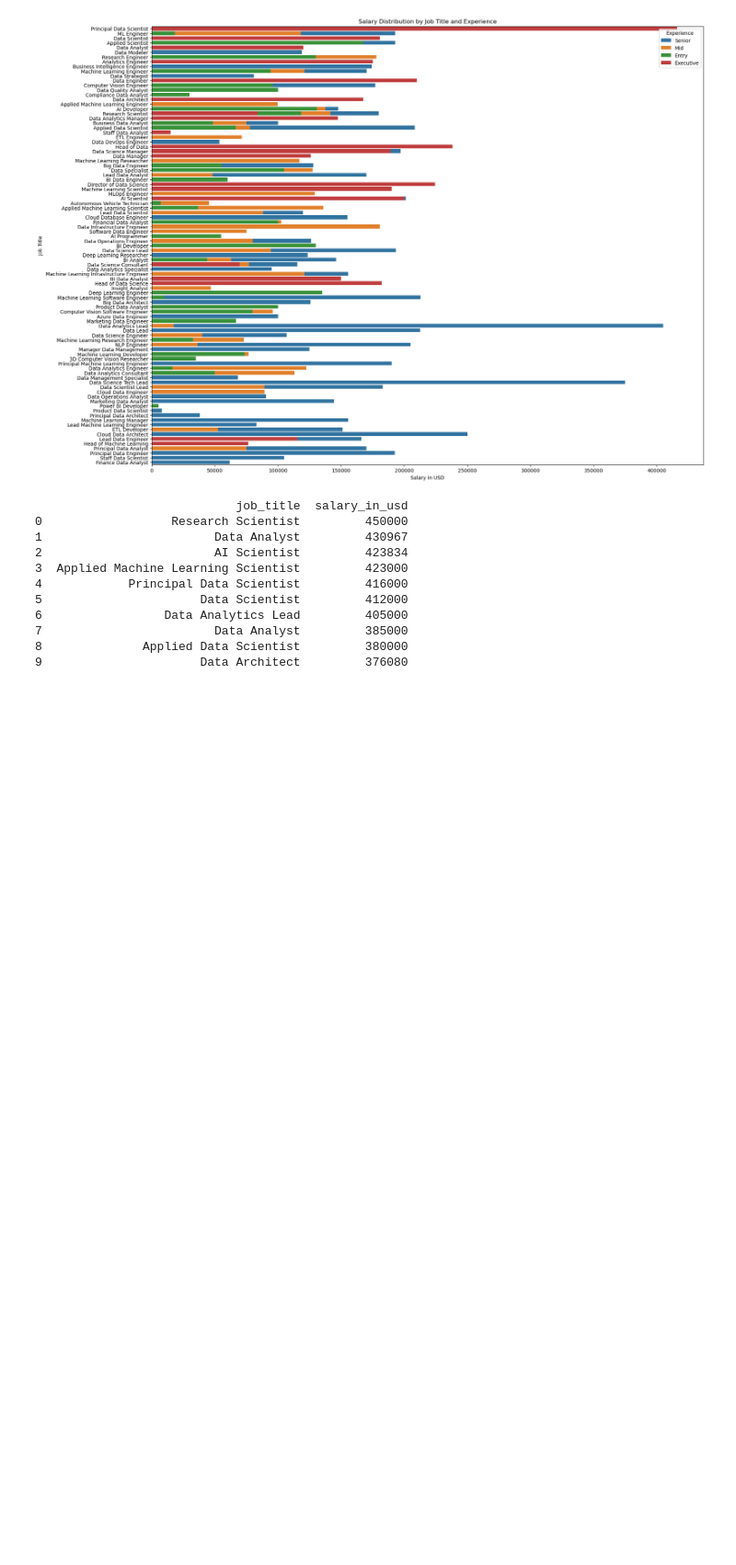
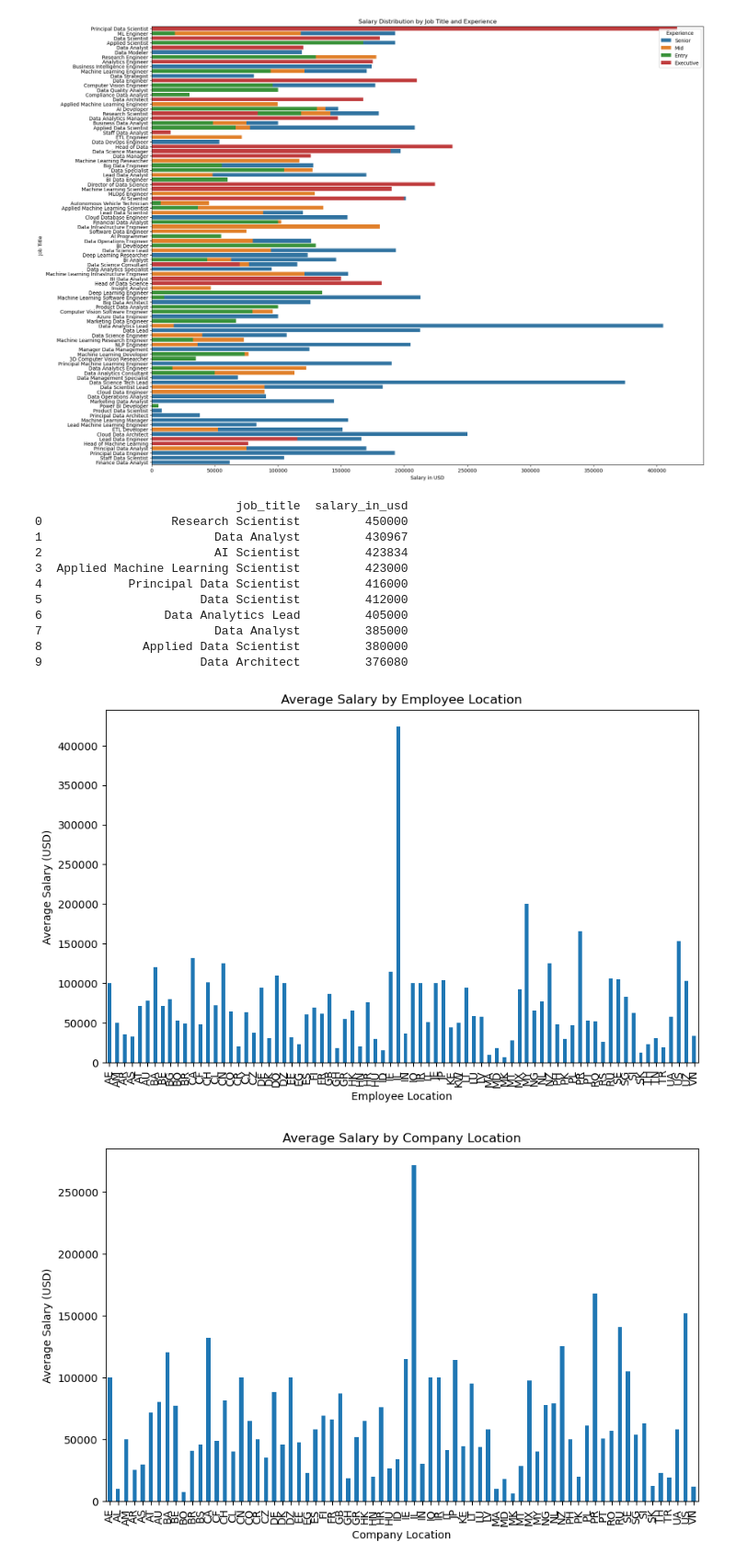
Before and after one commit to georgemcculloch/Data-Science-Salary-Analysis, a Jupyter notebook: data salaries.ipynb, the cells around one changed output. Shown at 92% size. Cells and saved outputs as stored; diff of their text form; code cells hidden in the pictures; blank space fills up the shorter version.

Commit message:
average salary by employee/company location

```diff
--- a/data salaries.ipynb
+++ b/data salaries.ipynb
@@ -161,3 +161,26 @@ print(top_roles[['job_title', 'salary_in_usd']])
 7                        Data Analyst         385000
 8              Applied Data Scientist         380000
 9                      Data Architect         376080
+# %%
+# group salaries by employee/company location
+avg_salary_by_employee_location = df.groupby('employee_residence')['salary_in_usd'].mean()
+avg_salary_by_company_location = df.groupby('company_location')['salary_in_usd'].mean()
+
+# visualise average salary by employee location
+plt.figure(figsize=(10, 6))
+avg_salary_by_employee_location.plot(kind='bar')
+plt.xlabel('Employee Location')
+plt.ylabel('Average Salary (USD)')
+plt.title('Average Salary by Employee Location')
+plt.show()
+
+# visualise average salary by company location
+plt.figure(figsize=(10, 6))
+avg_salary_by_company_location.plot(kind='bar')
+plt.xlabel('Company Location')
+plt.ylabel('Average Salary (USD)')
+plt.title('Average Salary by Company Location')
+plt.show()
+# %% [output]
+[figure, added]
+[figure, added]
```
